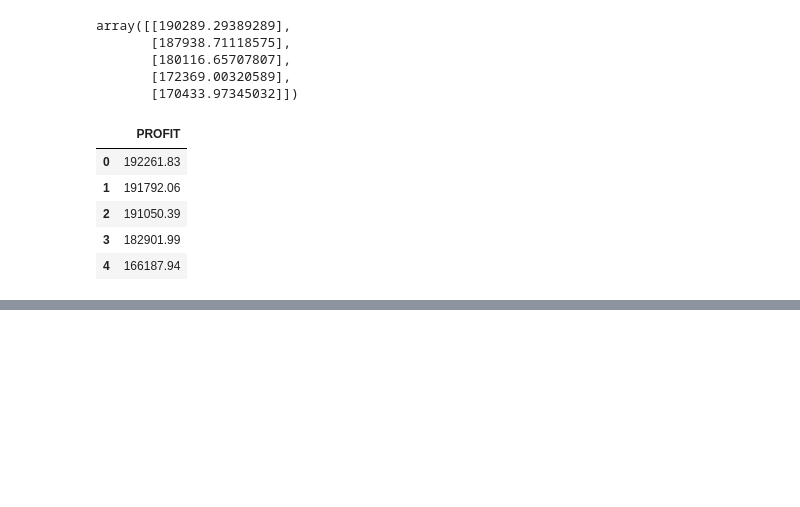
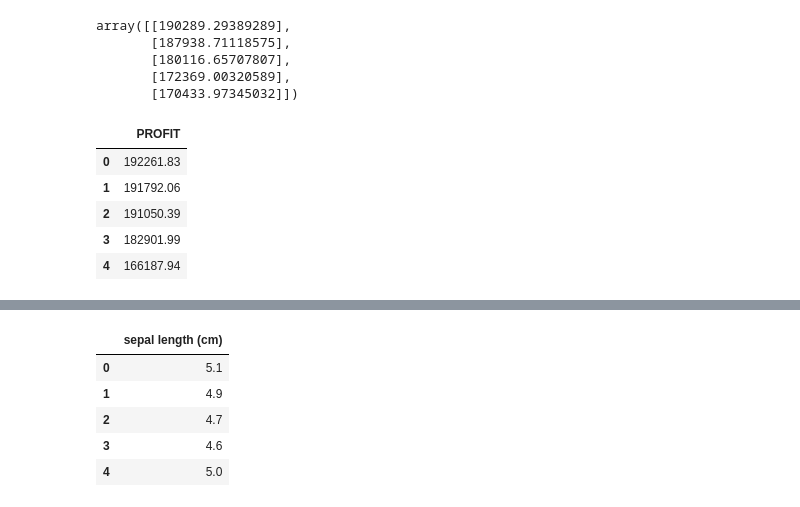
Before and after one commit to rb4050/Machine-learning-practicals, a Jupyter notebook: linear regression/linearreg.ipynb, the cells around one changed output, grey strips where cells are left out. Cells and saved outputs as stored; diff of their text form; code cells hidden in the pictures; blank space fills up the shorter version.

```diff
--- a/linear regression/linearreg.ipynb
+++ b/linear regression/linearreg.ipynb
@@ -117,0 +150,2 @@ y.head()
+# %%
+x= df[['sepal length (cm)']]
@@ -117,0 +154,9 @@ y.head()
+# %%
+x.head()
+# %% [output]
+|  | sepal length (cm) |
+| 0 | 5.1 |
+| 1 | 4.9 |
+| 2 | 4.7 |
+| 3 | 4.6 |
+| 4 | 5.0 |
```
Also changed, not shown: parts of 17 cells of this notebook, 1 other file.
